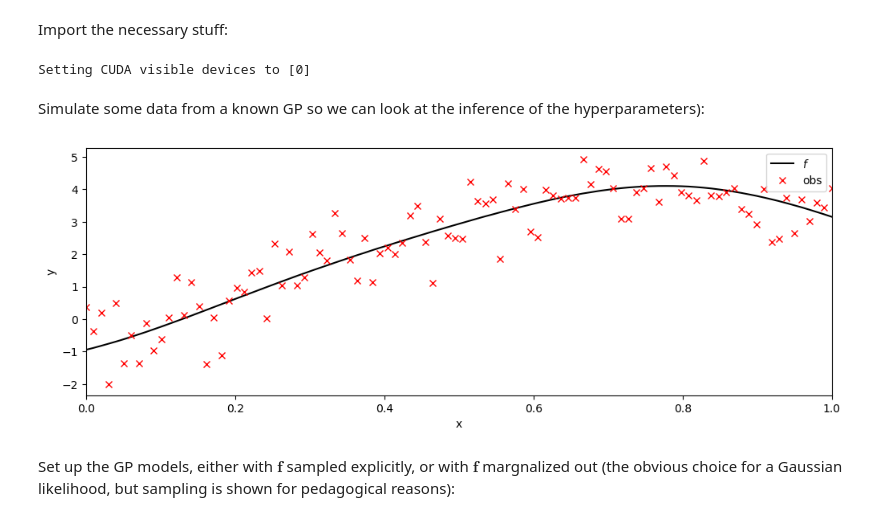
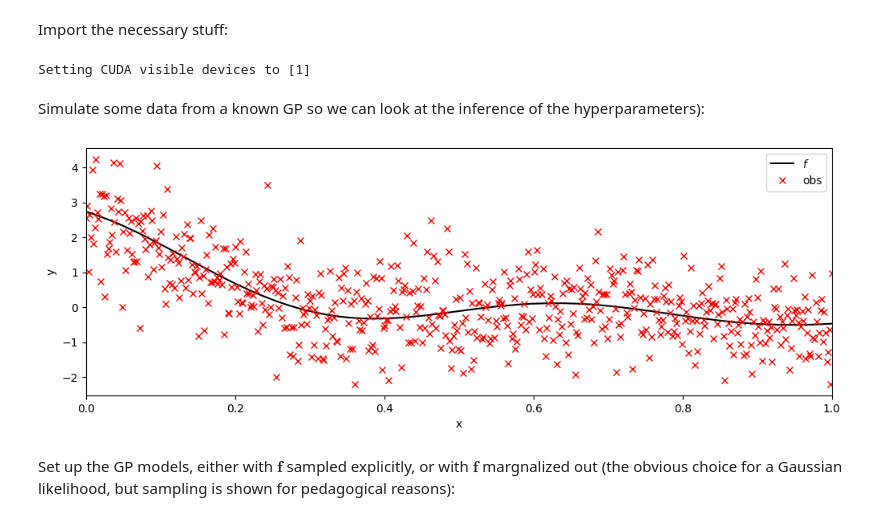
Before and after one commit to UncertaintyInComplexSystems/bayesianmodels, a Jupyter notebook: notebooks/Basic_gaussian_process_regression_using_SMC.ipynb, the cells around one changed output. Drawn from its saved outputs; the diff is of its cells as text; code cells hidden in the pictures.

```diff
--- a/notebooks/Basic_gaussian_process_regression_using_SMC.ipynb
+++ b/notebooks/Basic_gaussian_process_regression_using_SMC.ipynb
@@ -8,11 +8,11 @@ Import the necessary stuff:
 
 import os
 
-SELECTED_DEVICE = 0
+SELECTED_DEVICE = 1
 print(f'Setting CUDA visible devices to [{SELECTED_DEVICE}]')
 os.environ['CUDA_VISIBLE_DEVICES'] = f'{SELECTED_DEVICE}'
 # %% [output]
-Setting CUDA visible devices to [0]
+Setting CUDA visible devices to [1]
 # %%
 import matplotlib.pyplot as plt
 
@@ -42,35 +42,35 @@ key = jrnd.PRNGKey(42)
 lengthscale_ = 0.3
 output_scale_ = 5.0
 obs_noise_ = 0.8
-n = 100
+n = 600
 x = jnp.linspace(0, 1, n)[:, jnp.newaxis]
 
 kernel = jk.RBF()
 K = kernel.cross_covariance(params=dict(lengthscale=lengthscale_,
                                         variance=output_scale_),
                             x=x, y=x) + 1e-6*jnp.eye(n)
 
 L = jnp.linalg.cholesky(K)
 z = jrnd.normal(key, shape=(n,))
 
 f_true = jnp.dot(L, z) + jnp.ones_like(z)
 key, obs_key = jrnd.split(key)
 y = f_true + obs_noise_*jrnd.normal(obs_key, shape=(n,))
 
 ground_truth = dict(f=f_true,
                     lengthscale=lengthscale_,
                     variance=output_scale_,
                     obs_noise=obs_noise_)
 
 plt.figure(figsize=(12, 4))
 plt.plot(x, f_true, 'k', label=r'$f$')
 plt.plot(x, y, 'rx', label='obs')
 plt.xlabel('x')
 plt.ylabel('y')
 plt.xlim([0., 1.])
 plt.legend();
 # %% [output]
-[figure, old version]
+[figure, new version]
 # %% [markdown]
 Set up the GP models, either with $\mathbf{f}$ sampled explicitly, or with $\mathbf{f}$ margnalized out (the obvious choice for a Gaussian likelihood, but sampling is shown for pedagogical reasons):
 # %%
```
Also changed, not shown: parts of 1 cell of this notebook, 3 other files.
